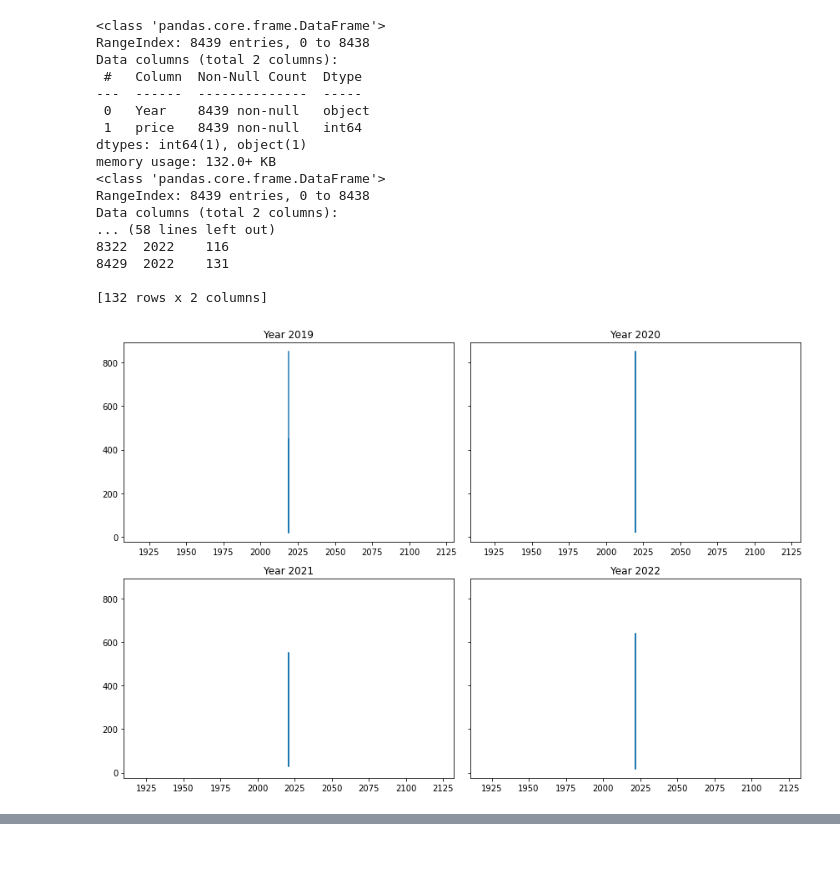
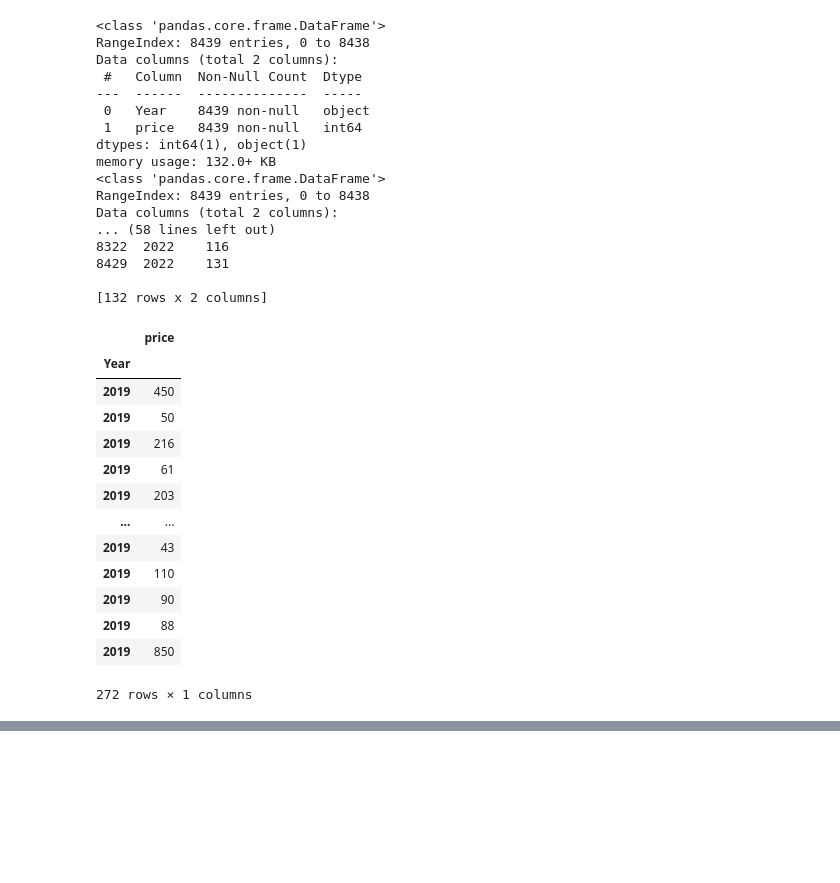
Before and after one commit to Debbydawn/Airbnb_application, a Jupyter notebook: Untitled.ipynb, the cells around one changed output, grey strips where cells are left out. Drawn from its saved outputs; the diff is of its cells as text; code cells hidden in the pictures; blank space fills up the shorter version.

```diff
--- a/Untitled.ipynb
+++ b/Untitled.ipynb
@@ -1106,6 +862,27 @@ Data columns (total 2 columns):
 8429  2022    131
 
 [132 rows x 2 columns]
+# %%
+year_1= year_2019.set_index('Year')
+year_1
+
+
+# fig = plt.plot(year_1['price'])
+# %% [output]
+|  | price |
+| Year |  |
+| 2019 | 450 |
+| 2019 | 50 |
+| 2019 | 216 |
+| 2019 | 61 |
+| 2019 | 203 |
+| ... | ... |
+| 2019 | 43 |
+| 2019 | 110 |
+| 2019 | 90 |
+| 2019 | 88 |
+| 2019 | 850 |
+272 rows × 1 columns
 # %%
 # # Create subplots for each year
 # fig, axs = plt.subplots(2, 2, figsize=(12, 8))
@@ -1114,26 +891,25 @@ Data columns (total 2 columns):
 fig, axs = plt.subplots(2, 2, figsize=(12, 8), sharey=True)
 
 # Plot line graph for Year 2019
-axs[0, 0].plot(year_2019['Year'], year_2019['price'])
+axs[0, 0].plot(year_2019['price'])
 axs[0, 0].set_title('Year 2019')
 
 # Plot line graph for Year 2020
-axs[0, 1].plot(year_2020['Year'], year_2020['price'])
+axs[0, 1].plot(year_2020['price'])
 axs[0, 1].set_title('Year 2020')
 
 # Plot line graph for Year 2021
-axs[1, 0].plot(year_2021['Year'], year_2021['price'])
+axs[1, 0].plot(year_2021['price'])
 axs[1, 0].set_title('Year 2021')
 
 # Plot line graph for Year 2022
-axs[1, 1].plot(year_2022['Year'], year_2022['price'])
+axs[1, 1].plot(year_2022['price'])
 axs[1, 1].set_title('Year 2022')
 
 # Adjust spacing between subplots
 fig.tight_layout()
-
+fig.suptitle('Subplots of price for years 2019 to 2022')
+plt.subplots_adjust(top=0.9)
 # Show the plot
 plt.show()
-# %% [output]
-[figure, removed]
 # %%
```
Also changed, not shown: parts of 47 cells of this notebook.
